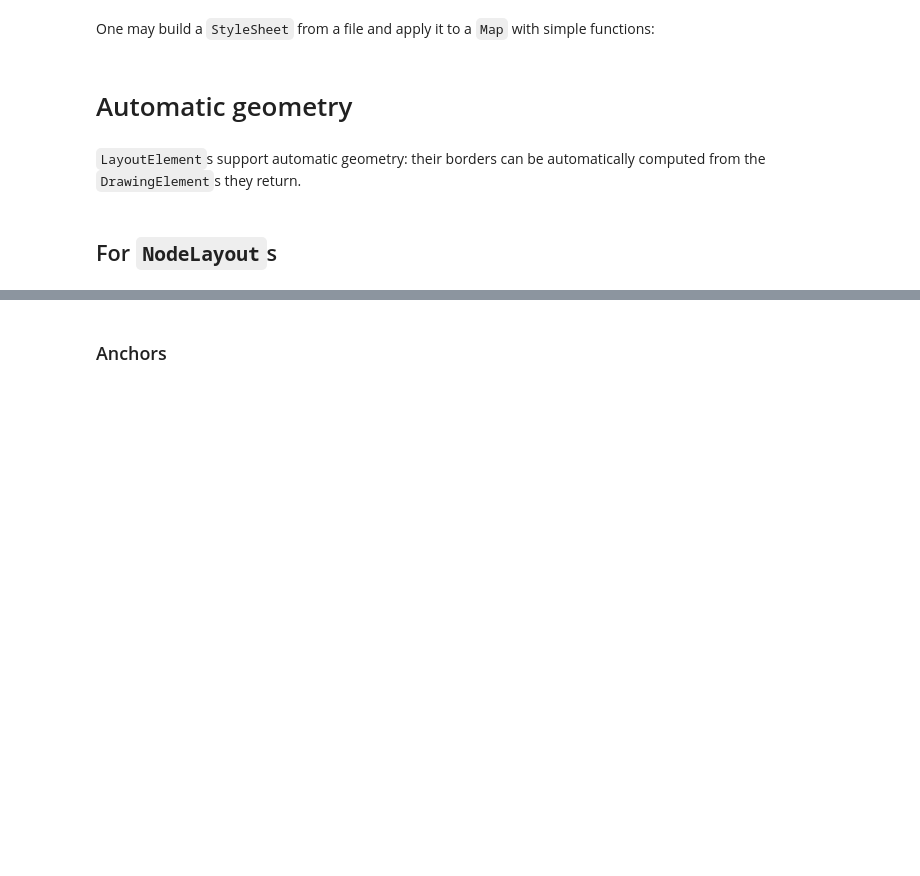
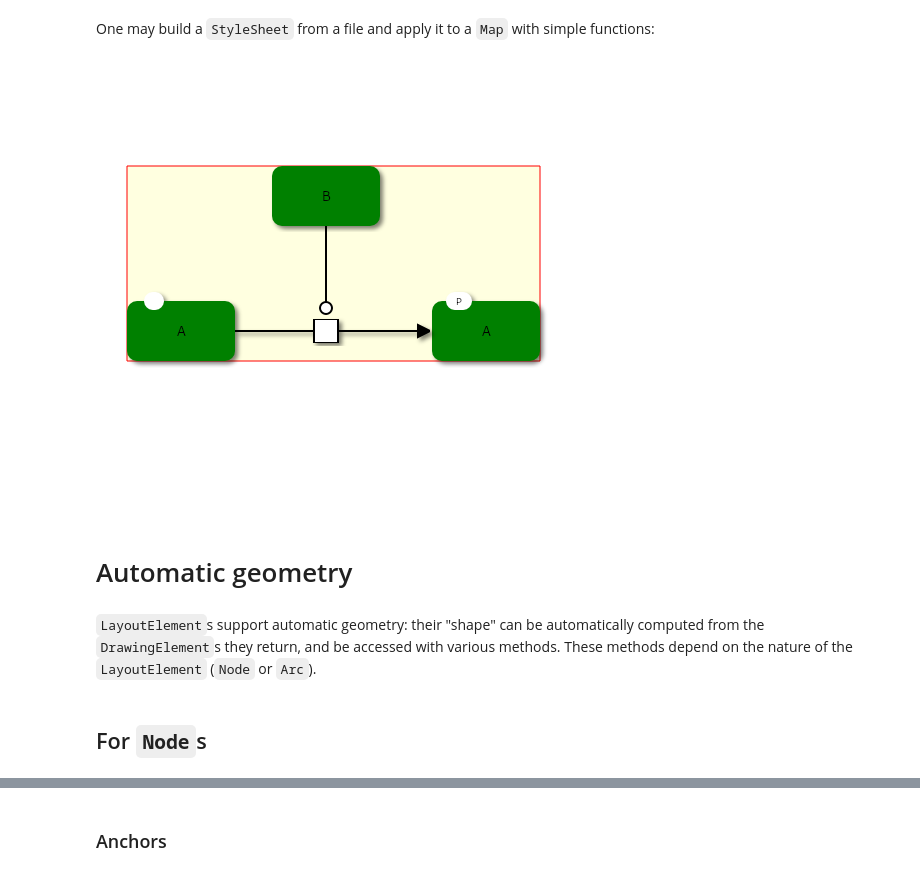
Before and after one commit to adrienrougny/momapy, a Jupyter notebook: momapy/demo/demo.ipynb, the cells around one changed output, grey strips where cells are left out. Cells and saved outputs as stored; diff of their text form; code cells hidden in the pictures; blank space fills up the shorter version.

```diff
--- a/momapy/demo/demo.ipynb
+++ b/momapy/demo/demo.ipynb
@@ -491,6 +482,6 @@ display(mb)
 # %% [markdown]
 These pre-built `StyleSheet`s are built from CSS-like text files:
 # %%
-with open("../sbgn/styling/sbgned.css") as f:
+with open("../sbgn/styling/sbgned_no_cs.css") as f:
     for line in f.readlines()[:35]:
         print(line[:-1])
@@ -499,24 +508,27 @@ One may build a `StyleSheet` from a file and apply it to a `Map` with simple fun
 # %%
 with open("my_style_sheet.css", "w") as f:
     f.write("""
     SBGNPDLayout {
-        stroke: red;
-        fill: lightyellow;
+        border-stroke: red;
+        border-fill: lightyellow;
     }
 
     MacromoleculeLayout {
-        fill: green;
+        border-fill: green;
     }
     """)
-my_style_sheet = momapy.styling.read_file("my_style_sheet.css")
+my_style_sheet = momapy.styling.StyleSheet.from_file("my_style_sheet.css")
 momapy.styling.apply_style_sheet(mb, my_style_sheet)
 display(mb)
+# %% [output]
+[figure, added]
 # %% [markdown]
 # Automatic geometry
 # %% [markdown]
-`LayoutElement`s support automatic geometry: their borders can be automatically computed from the `DrawingElement`s they return.
+`LayoutElement`s support automatic geometry: their "shape" can be automatically computed from the `DrawingElement`s they return, and be accessed with various methods.
+These methods depend on the nature of the `LayoutElement` (`Node` or `Arc`).
 # %% [markdown]
-## For `NodeLayout`s
+## For `Node`s
 # %%
 lb = macromolecule_toy()
 display(lb)
```
Also changed, not shown: parts of 70 cells of this notebook, 3 other files.
